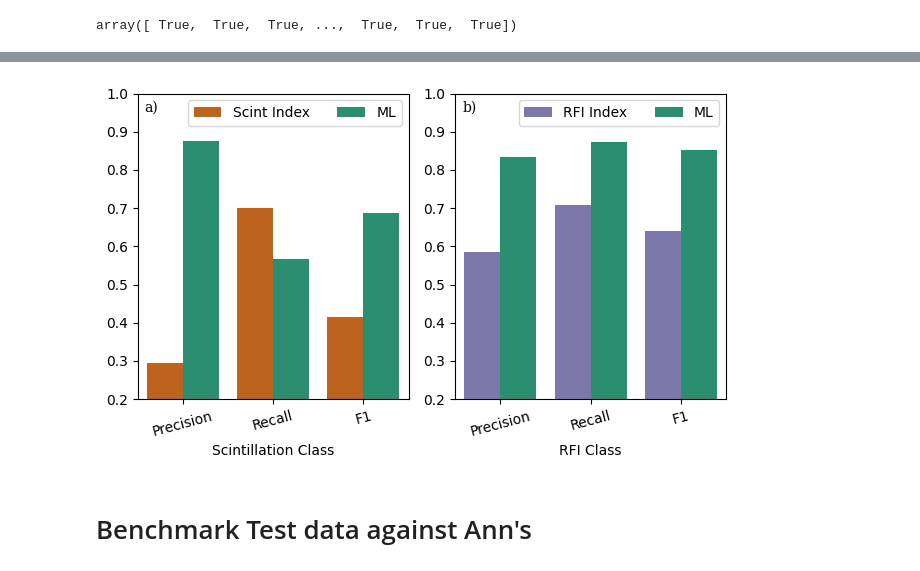
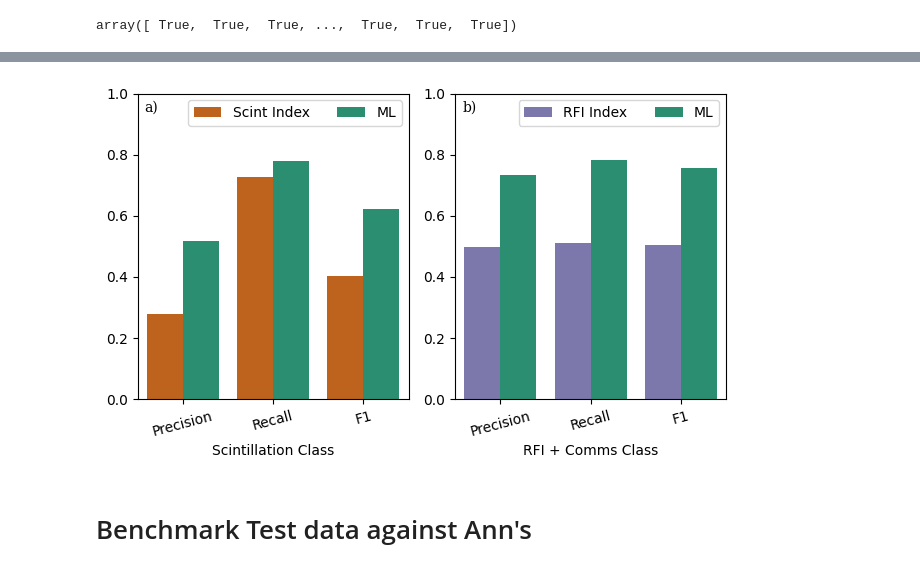
Before and after one commit to timdittmann/leo-ml, a Jupyter notebook: notebooks/ml-pipeline-multi.ipynb, the cells around one changed output, grey strips where cells are left out. Drawn from its saved outputs; the diff is of its cells as text; code cells hidden in the pictures.

```diff
--- a/notebooks/ml-pipeline-multi.ipynb
+++ b/notebooks/ml-pipeline-multi.ipynb
@@ -837,6 +964,7 @@ def class_map_binary_scint(y):
     y_new[y==2]=0
     y_new[y==3]=0
     y_new[y==4]=1
+    y_new[y==5]=0
     return y_new
 #S4
 y_train_scint=class_map_binary_scint(y_train)
@@ -878,7 +1006,7 @@ for thresh1 in np.arange(0.03,.08,.01):
 y_li=[]
 y_pred_li=[]
 y_scint_thr_li=[]
-for i,sample in enumerate(samples_test[:]):
+for i,sample in enumerate(np.unique(samples_test[:])):
     fn="../data/data/feature_sets/%s.pkl" %sample
 
     try:
@@ -887,7 +1015,7 @@ for i,sample in enumerate(samples_test[:]):
 
         X, y, feature_names, fs_dict=df_2_Xy(fdf)
         #--- test model
-        y_pred = rf_model.predict(X)
+        y_pred = xgb_model.predict(X)
 
         y=class_map_binary_scint(y)
         y_pred=class_map_binary_scint(y_pred)
@@ -939,6 +1067,7 @@ def class_map_binary_rfi(y):
     y_new[y==2]=1
     y_new[y==3]=0
     y_new[y==4]=0
+    y_new[y==5]=1
     return y_new
 
 # RFI threshold
@@ -973,7 +1104,7 @@ for thresh in np.arange(0.0001,.005,.0001):
 y_li=[]
 y_pred_li=[]
 y_rfi_thr_li=[]
-for i,sample in enumerate(samples_test):
+for i,sample in enumerate(np.unique(samples_test)):
     fn="../data/data/feature_sets/%s.pkl" %sample
 
     try:
@@ -982,23 +1113,26 @@ for i,sample in enumerate(samples_test):
 
         X, y, feature_names, fs_dict=df_2_Xy(fdf)
 
+        # map downlink labels to Comms link
+        label_df=pd.read_pickle('../data/converted_labels_comms.pkl')
+        if sample in label_df.Filename.values:
+            y=class_map_RFI(y)
+
         # rfi threshold
         y_rfi=np.zeros(len(X))
-        y_rfi[fdf.rfi_max>0.0017]=1
+        y_rfi[fdf.rfi_max>0.0009]=1
         y_rfi_thr_li.append([y_rfi])
         #fdf_li.append(fdf)
         #thresh_rfi_labels[fdf.rfi_max>.05]=1# .05:.91
 
 
         #--- test model
-        y_pred =rf_model.predict(X)
+        y_pred =xgb_model.predict(X)
 
         y=class_map_binary_rfi(y)
         y_pred=class_map_binary_rfi(y_pred)
         y_li.append([y])
         y_pred_li.append([y_pred])
-
-
 
     except:
         #print(sample)
@@ -1034,36 +1168,36 @@ palette = {
     'Scint Index': '#d95f02',
     'RFI Index': '#7570b3',
 }
 
 fig,axes=plt.subplots(1,2,  figsize=(6.5,4))
-for i,(name,df) in enumerate(zip(['Scintillation Class', 'RFI Class'],[scint_met, rfi_met])):
+for i,(name,df) in enumerate(zip(['Scintillation Class', 'RFI + Comms Class'],[scint_met, rfi_met])):
     sns.barplot(df, x="Metric", y="Score", hue="Model", palette=palette, ax=axes[i]).set(
     xlabel=name,
     ylabel=None
 )
     axes[i].legend(loc='upper right',ncol=3)
     axes[i].tick_params(axis='x', labelrotation=15)
-    axes[i].set_ylim([.2,1.])
+    axes[i].set_ylim([.0,1.])
 
 import string
 alph_li=list(string.ascii_lowercase)
 alph_li=[s + ')' for s in alph_li]
 for j,label in enumerate(alph_li[:len(axes)]):
     # Use Axes.annotate to put the label
     # - at the top left corner (axes fraction (0, 1)),
     # - offset half-a-fontsize right and half-a-fontsize down
     #   (offset fontsize (+0.5, -0.5)),
     # i.e. just inside the axes.
     axes[j].annotate(
         label,
         xy=(0, 1), xycoords='axes fraction',
         xytext=(+0.5, -0.5), textcoords='offset fontsize',
         fontsize='medium', verticalalignment='top', fontfamily='serif',
         bbox=dict(facecolor='none', edgecolor='none', pad=3.0))
 fig.tight_layout()
 plt.savefig("../manuscript/compare_f1_thresh.png", dpi=300)
 # %% [output]
-[figure, old version]
+[figure, new version]
 # %% [markdown]
 # Benchmark Test data against Ann's
 # %%
```
Also changed, not shown: parts of 28 cells of this notebook, 4 other files.
